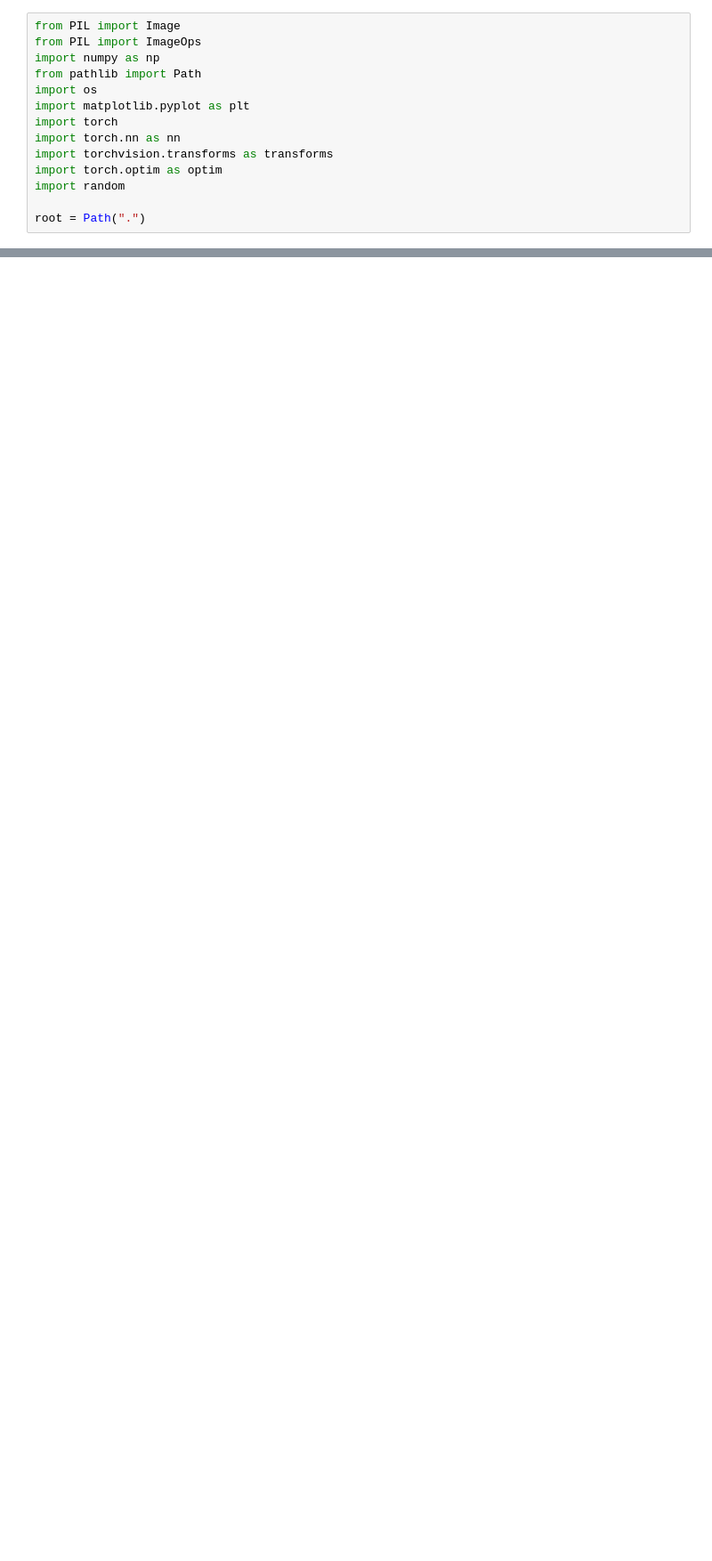
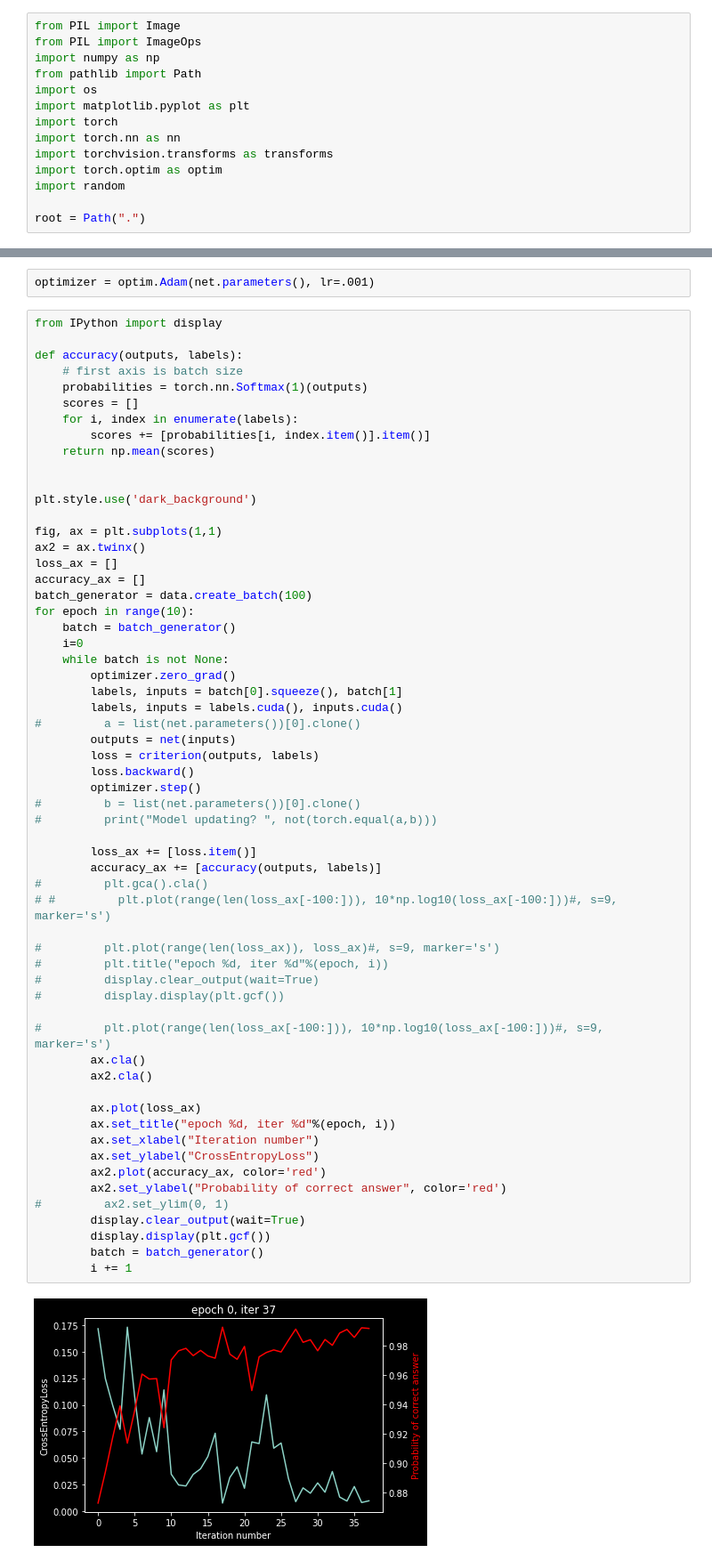
Before and after one commit to rwzeto/blink, a Jupyter notebook: net.ipynb, the cells around one changed output, grey strips where cells are left out. Shown: that part at 89% size. Cells and saved outputs as stored; diff of their text form; blank space fills up the shorter version.

Commit message:
data gen

```diff
--- a/net.ipynb
+++ b/net.ipynb
@@ -117,3 +189,66 @@ optimizer = optim.Adam(net.parameters(), lr=.1)
+# %%
+optimizer = optim.Adam(net.parameters(), lr=.001)
+# %%
+from IPython import display
+
+def accuracy(outputs, labels):
+    # first axis is batch size
+    probabilities = torch.nn.Softmax(1)(outputs)
+    scores = []
+    for i, index in enumerate(labels):
+        scores += [probabilities[i, index.item()].item()]
+    return np.mean(scores)
+
+
+plt.style.use('dark_background')
+
+fig, ax = plt.subplots(1,1)
+ax2 = ax.twinx()
+loss_ax = []
+accuracy_ax = []
+batch_generator = data.create_batch(100)
+for epoch in range(10):
+    batch = batch_generator()
+    i=0
+    while batch is not None:
+        optimizer.zero_grad()
+        labels, inputs = batch[0].squeeze(), batch[1]
+        labels, inputs = labels.cuda(), inputs.cuda()
+#         a = list(net.parameters())[0].clone()
+        outputs = net(inputs)
+        loss = criterion(outputs, labels)
+        loss.backward()
+        optimizer.step()
+#         b = list(net.parameters())[0].clone()
+#         print("Model updating? ", not(torch.equal(a,b)))
+
+        loss_ax += [loss.item()]
+        accuracy_ax += [accuracy(outputs, labels)]
+#         plt.gca().cla()
+# #         plt.plot(range(len(loss_ax[-100:])), 10*np.log10(loss_ax[-100:]))#, s=9, marker='s')
+
+#         plt.plot(range(len(loss_ax)), loss_ax)#, s=9, marker='s')
+#         plt.title("epoch %d, iter %d"%(epoch, i))
+#         display.clear_output(wait=True)
+#         display.display(plt.gcf())
+
+#         plt.plot(range(len(loss_ax[-100:])), 10*np.log10(loss_ax[-100:]))#, s=9, marker='s')
+        ax.cla()
+        ax2.cla()
+
+        ax.plot(loss_ax)
+        ax.set_title("epoch %d, iter %d"%(epoch, i))
+        ax.set_xlabel("Iteration number")
+        ax.set_ylabel("CrossEntropyLoss")
+        ax2.plot(accuracy_ax, color='red')
+        ax2.set_ylabel("Probability of correct answer", color='red')
+#         ax2.set_ylim(0, 1)
+        display.clear_output(wait=True)
+        display.display(plt.gcf())
+        batch = batch_generator()
+        i += 1
+# %% [output]
+[figure, added]
 # %%
 from IPython import display
 
```
Also changed, not shown: parts of 9 cells of this notebook, 3 other files.
